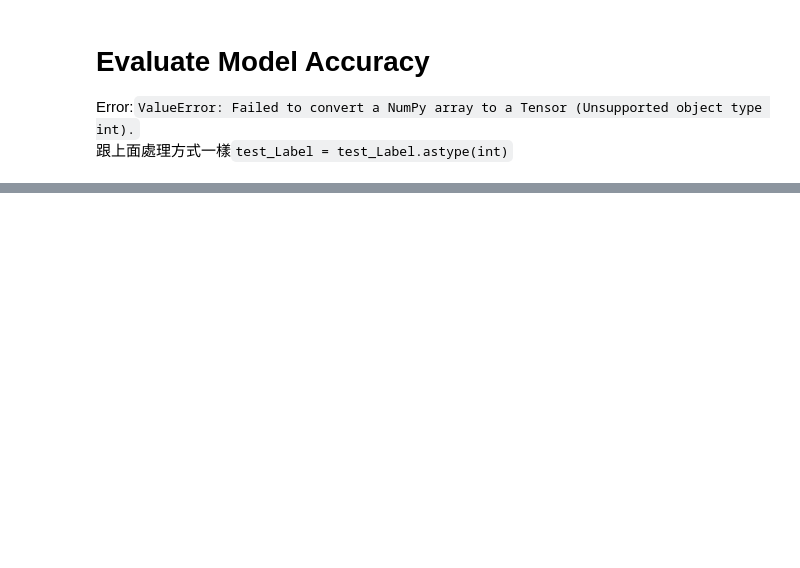
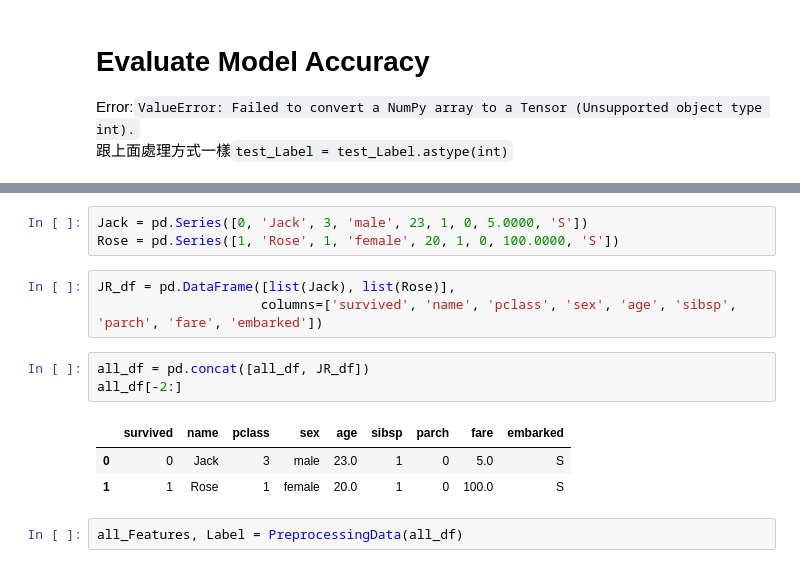
Before and after one commit to OohelloworldoO/Practical-Applications-of-Artificial-Intelligence, a Jupyter notebook: Machine Learning(ML)/Deep Neural Network(DNN)/Titanic Survived Prediction using MLP.ipynb, the cells around one changed output, grey strips where cells are left out. Drawn from its saved outputs; the diff is of its cells as text; blank space fills up the shorter version.

```diff
--- a/Machine Learning(ML)/Deep Neural Network(DNN)/Titanic Survived Prediction using MLP.ipynb
+++ b/Machine Learning(ML)/Deep Neural Network(DNN)/Titanic Survived Prediction using MLP.ipynb
@@ -259,0 +260,15 @@ scores[1]
+# %%
+Jack = pd.Series([0, 'Jack', 3, 'male', 23, 1, 0, 5.0000, 'S'])
+Rose = pd.Series([1, 'Rose', 1, 'female', 20, 1, 0, 100.0000, 'S'])
+# %%
+JR_df = pd.DataFrame([list(Jack), list(Rose)],
+                     columns=['survived', 'name', 'pclass', 'sex', 'age', 'sibsp', 'parch', 'fare', 'embarked'])
+# %%
+all_df = pd.concat([all_df, JR_df])
+all_df[-2:]
+# %% [output]
+|  | survived | name | pclass | sex | age | sibsp | parch | fare | embarked |
+| 0 | 0 | Jack | 3 | male | 23.0 | 1 | 0 | 5.0 | S |
+| 1 | 1 | Rose | 1 | female | 20.0 | 1 | 0 | 100.0 | S |
+# %%
+all_Features, Label = PreprocessingData(all_df)
```
Also changed, not shown: parts of 9 cells of this notebook.
